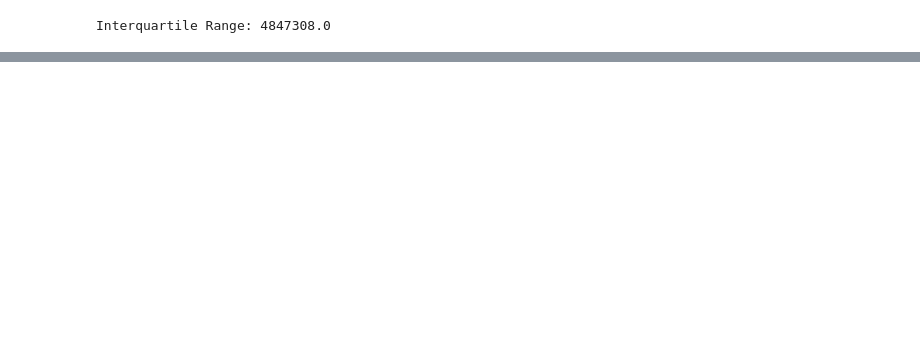
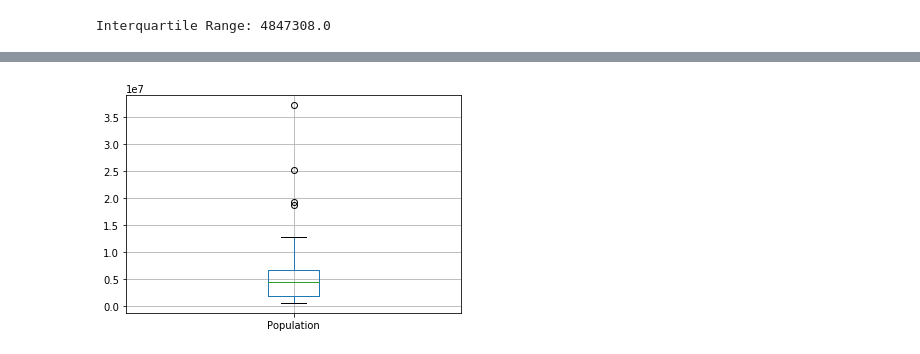
Before and after one commit to ronsims2/data_science_tutorials, a Jupyter notebook: notebooks/Stats.ipynb, the cells around one changed output, grey strips where cells are left out. Saved outputs shown, nothing was run; the diff lists cells and outputs as text; code cells hidden in the pictures; blank space fills up the shorter version.

```diff
--- a/notebooks/Stats.ipynb
+++ b/notebooks/Stats.ipynb
@@ -72,0 +91,6 @@ Median Absolute Deviation from the Median: 4450933.356000001
+# %%
+# Box Plot Pg. 21
+%matplotlib inline
+df.boxplot('Population');
+# %% [output]
+[figure, added]
```
Also changed, not shown: parts of 6 cells of this notebook, 1 other file.
